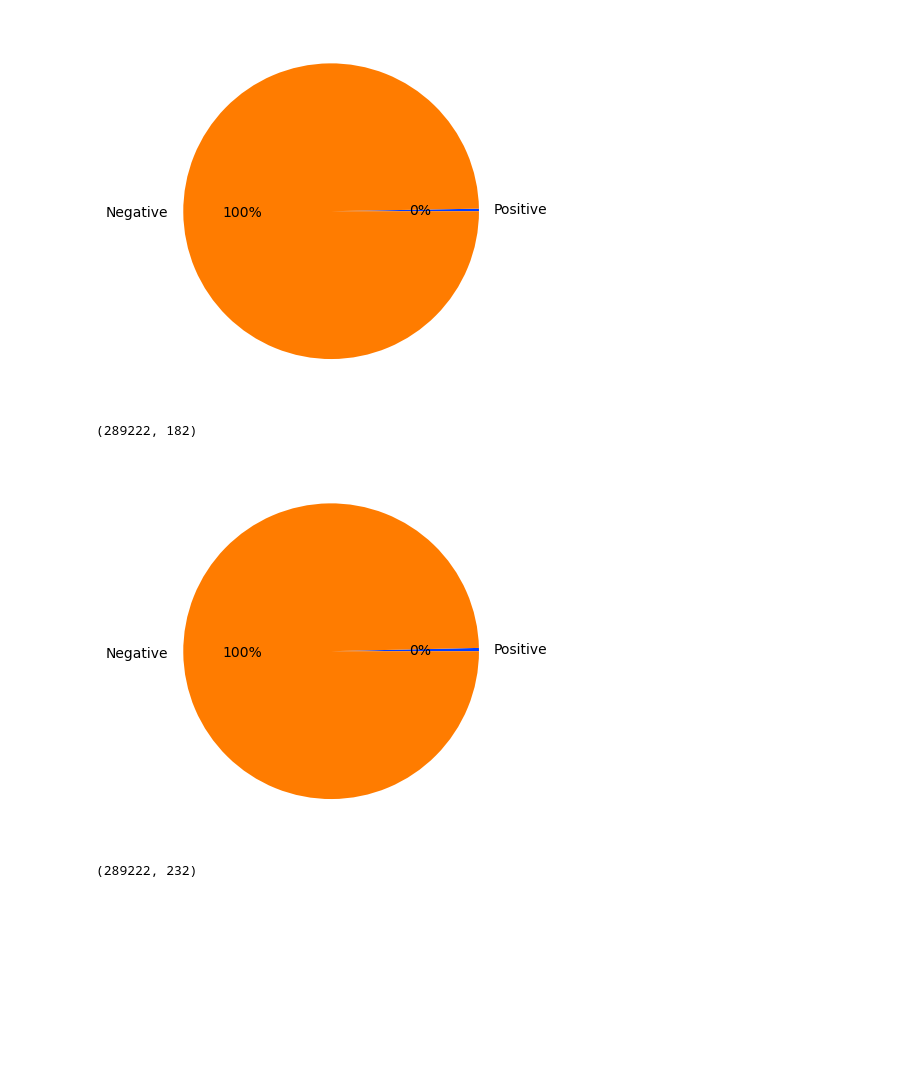
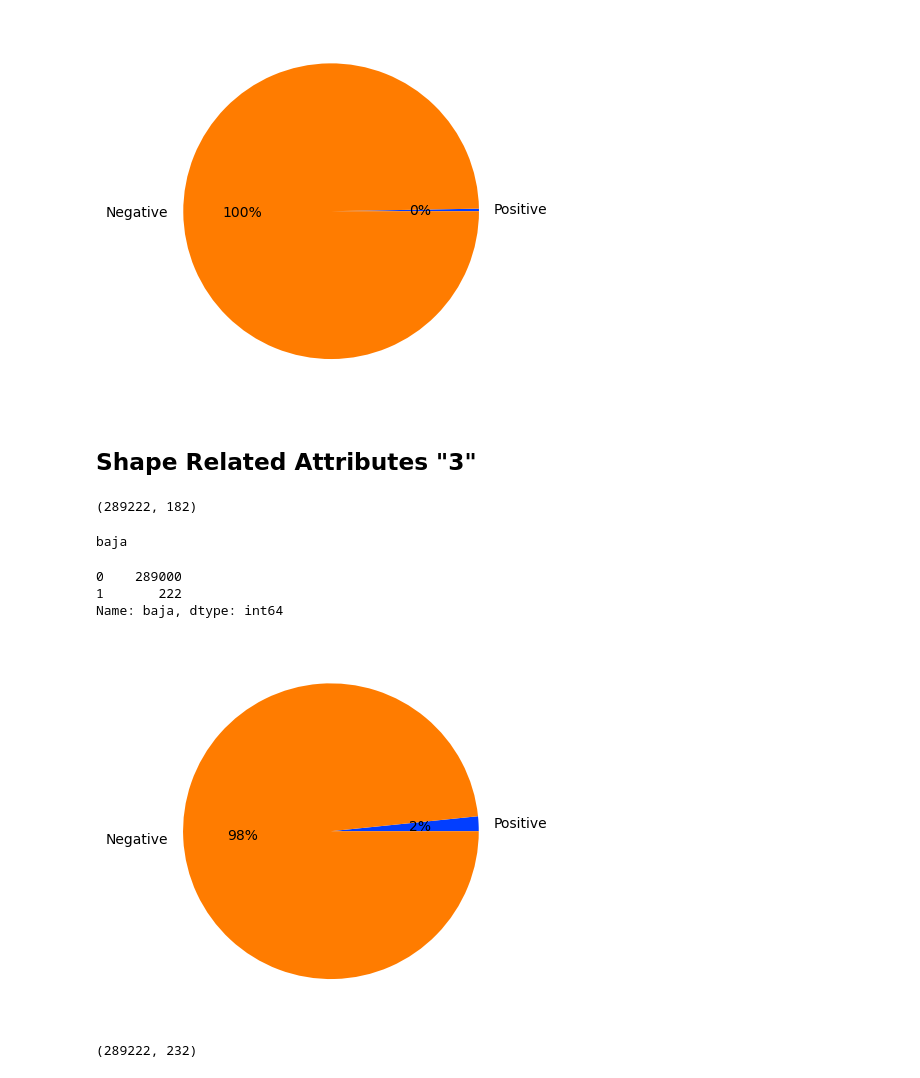
Before and after one commit to melihkacaman/SimilarProducts, a Jupyter notebook: notebooks/03 Model Building For Coarse Attribute Prediction.ipynb, the cells around one changed output. Cells and saved outputs as stored; diff of their text form; code cells hidden in the pictures; blank space fills up the shorter version.

Commit message:
most common attributes

```diff
--- a/notebooks/03 Model Building For Coarse Attribute Prediction.ipynb
+++ b/notebooks/03 Model Building For Coarse Attribute Prediction.ipynb
@@ -159,15 +159,38 @@ def create_pi(df):
 create_pi(df_category_4)
 # %% [output]
 [figure]
+# %% [markdown]
+## Shape Related Attributes "3"
 # %%
 df_category_3 = data.loc[:,np.concatenate([['paths', 'group'], attr[attr.attribute_type == 3].iloc[:,0].values])]
 df_category_3.shape
 # %% [output]
 (289222, 182)
+# %%
+print(df_category_3.columns[6])
+df_category_3.iloc[:, 6].value_counts()
+# %% [output]
+baja
+0    289000
+1       222
+Name: baja, dtype: int64
+# %%
+def get_top_n(df: pd.DataFrame, n: int):
+    top25 = []
+    for col in df.columns[2:]:
+        top25.append({
+            "col": col,
+            "value": df[col].value_counts()[1]
+        })
+
+    res = pd.DataFrame(top25).sort_values(by="value", ascending=False)
+    return res[:n]
+# %%
+cols = ['paths', 'group'] + get_top_n(df_category_3, 30)['col'].to_list()
 # %%
-create_pi(df_category_3)
+create_pi(df_category_3.loc[:, cols])
 # %% [output]
-[figure, old version]
+[figure, new version]
 # %%
 df_category_5 = data.loc[:,np.concatenate([['paths', 'group'], attr[attr.attribute_type == 5].iloc[:,0].values])]
 df_category_5.shape
```
Also changed, not shown: parts of 1 cell of this notebook.
